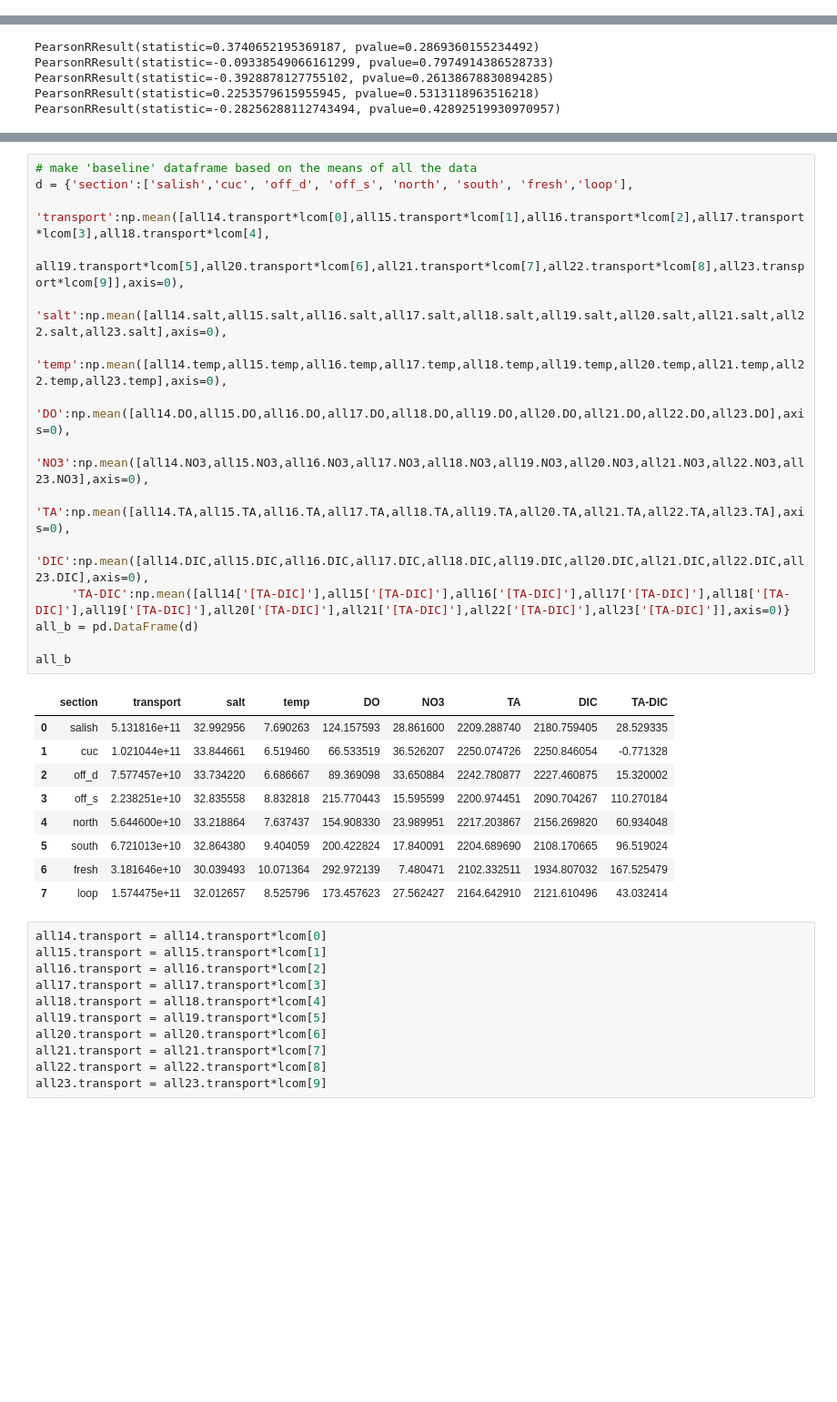
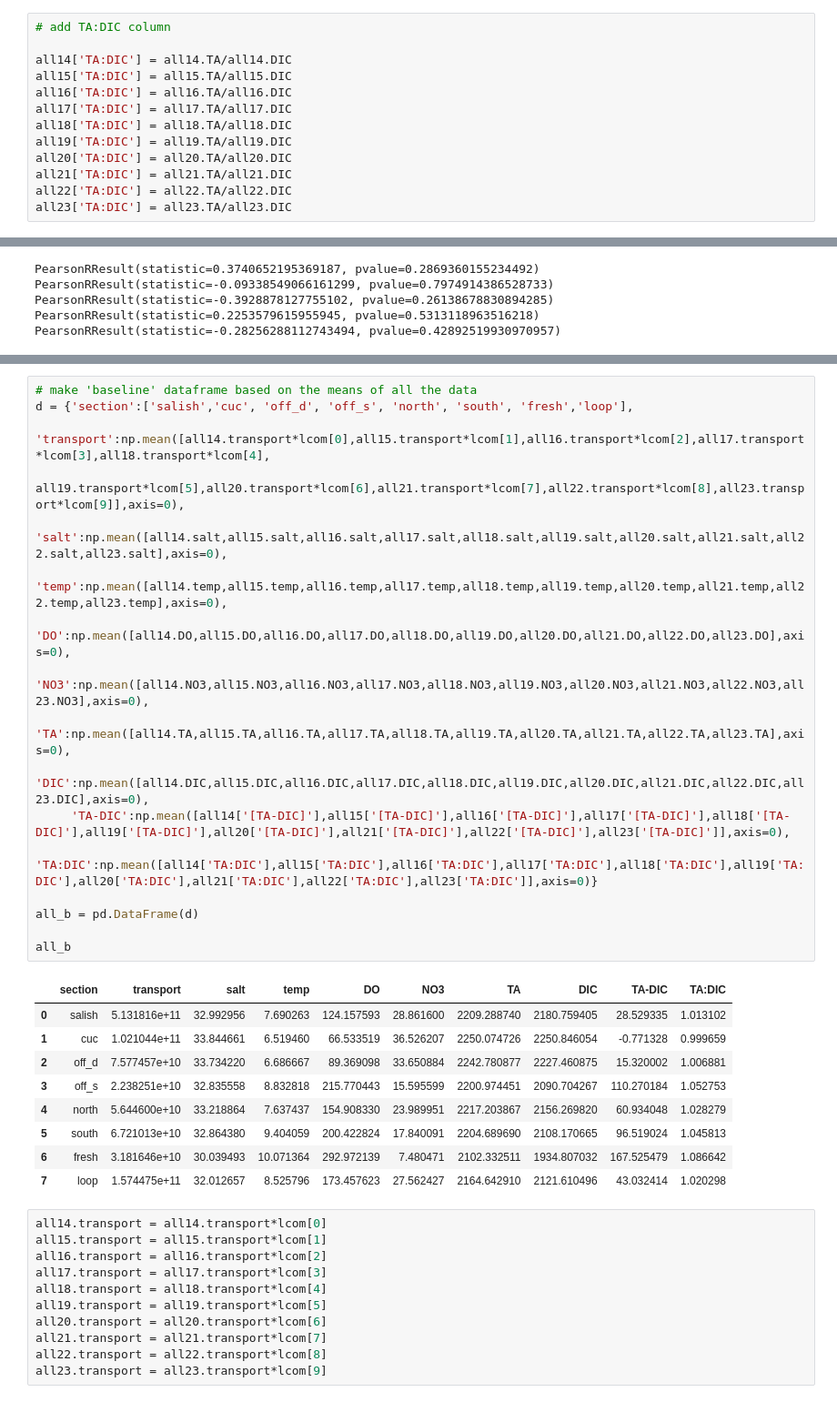
Before and after one commit to rbeutel/LO_user, a Jupyter notebook: ariane/quant_attribution_Flux.ipynb, the cells around one changed output, grey strips where cells are left out. Shown at 91% size. Saved outputs shown, nothing was run; the diff lists cells and outputs as text; blank space fills up the shorter version.

```diff
--- a/ariane/quant_attribution_Flux.ipynb
+++ b/ariane/quant_attribution_Flux.ipynb
@@ -1500,6 +257,19 @@ d = {'2014':all14.transport[1:],'2015':all15.transport[1:],
 all = pd.DataFrame(d)
 
 regions = ['CUC', 'Offshore Deep', 'Offshore Surface', 'North', 'South', 'Fresh', 'Loop']
+# %%
+# add TA:DIC column
+
+all14['TA:DIC'] = all14.TA/all14.DIC
+all15['TA:DIC'] = all15.TA/all15.DIC
+all16['TA:DIC'] = all16.TA/all16.DIC
+all17['TA:DIC'] = all17.TA/all17.DIC
+all18['TA:DIC'] = all18.TA/all18.DIC
+all19['TA:DIC'] = all19.TA/all19.DIC
+all20['TA:DIC'] = all20.TA/all20.DIC
+all21['TA:DIC'] = all21.TA/all21.DIC
+all22['TA:DIC'] = all22.TA/all22.DIC
+all23['TA:DIC'] = all23.TA/all23.DIC
 # %%
 # annual mean properties into JdF
 # transport weighted means of the inflowing properties
@@ -2163,28 +876,30 @@ lcom = [113+161+19+18,143+144+60+46,149+158+19+19,198+156+19+20,
 # %%
 # make 'baseline' dataframe based on the means of all the data
 d = {'section':['salish','cuc', 'off_d', 'off_s', 'north', 'south', 'fresh','loop'],
      'transport':np.mean([all14.transport*lcom[0],all15.transport*lcom[1],all16.transport*lcom[2],all17.transport*lcom[3],all18.transport*lcom[4],
                           all19.transport*lcom[5],all20.transport*lcom[6],all21.transport*lcom[7],all22.transport*lcom[8],all23.transport*lcom[9]],axis=0),
      'salt':np.mean([all14.salt,all15.salt,all16.salt,all17.salt,all18.salt,all19.salt,all20.salt,all21.salt,all22.salt,all23.salt],axis=0),
      'temp':np.mean([all14.temp,all15.temp,all16.temp,all17.temp,all18.temp,all19.temp,all20.temp,all21.temp,all22.temp,all23.temp],axis=0),
      'DO':np.mean([all14.DO,all15.DO,all16.DO,all17.DO,all18.DO,all19.DO,all20.DO,all21.DO,all22.DO,all23.DO],axis=0),
      'NO3':np.mean([all14.NO3,all15.NO3,all16.NO3,all17.NO3,all18.NO3,all19.NO3,all20.NO3,all21.NO3,all22.NO3,all23.NO3],axis=0),
      'TA':np.mean([all14.TA,all15.TA,all16.TA,all17.TA,all18.TA,all19.TA,all20.TA,all21.TA,all22.TA,all23.TA],axis=0),
      'DIC':np.mean([all14.DIC,all15.DIC,all16.DIC,all17.DIC,all18.DIC,all19.DIC,all20.DIC,all21.DIC,all22.DIC,all23.DIC],axis=0),
-     'TA-DIC':np.mean([all14['[TA-DIC]'],all15['[TA-DIC]'],all16['[TA-DIC]'],all17['[TA-DIC]'],all18['[TA-DIC]'],all19['[TA-DIC]'],all20['[TA-DIC]'],all21['[TA-DIC]'],all22['[TA-DIC]'],all23['[TA-DIC]']],axis=0)}
+     'TA-DIC':np.mean([all14['[TA-DIC]'],all15['[TA-DIC]'],all16['[TA-DIC]'],all17['[TA-DIC]'],all18['[TA-DIC]'],all19['[TA-DIC]'],all20['[TA-DIC]'],all21['[TA-DIC]'],all22['[TA-DIC]'],all23['[TA-DIC]']],axis=0),
+     'TA:DIC':np.mean([all14['TA:DIC'],all15['TA:DIC'],all16['TA:DIC'],all17['TA:DIC'],all18['TA:DIC'],all19['TA:DIC'],all20['TA:DIC'],all21['TA:DIC'],all22['TA:DIC'],all23['TA:DIC']],axis=0)}
+
 all_b = pd.DataFrame(d)
 
 all_b
 # %% [output]
-|  | section | transport | salt | temp | DO | NO3 | TA | DIC | TA-DIC |
-| 0 | salish | 5.131816e+11 | 32.992956 | 7.690263 | 124.157593 | 28.861600 | 2209.288740 | 2180.759405 | 28.529335 |
-| 1 | cuc | 1.021044e+11 | 33.844661 | 6.519460 | 66.533519 | 36.526207 | 2250.074726 | 2250.846054 | -0.771328 |
-| 2 | off_d | 7.577457e+10 | 33.734220 | 6.686667 | 89.369098 | 33.650884 | 2242.780877 | 2227.460875 | 15.320002 |
-| 3 | off_s | 2.238251e+10 | 32.835558 | 8.832818 | 215.770443 | 15.595599 | 2200.974451 | 2090.704267 | 110.270184 |
-| 4 | north | 5.644600e+10 | 33.218864 | 7.637437 | 154.908330 | 23.989951 | 2217.203867 | 2156.269820 | 60.934048 |
-| 5 | south | 6.721013e+10 | 32.864380 | 9.404059 | 200.422824 | 17.840091 | 2204.689690 | 2108.170665 | 96.519024 |
-| 6 | fresh | 3.181646e+10 | 30.039493 | 10.071364 | 292.972139 | 7.480471 | 2102.332511 | 1934.807032 | 167.525479 |
-| 7 | loop | 1.574475e+11 | 32.012657 | 8.525796 | 173.457623 | 27.562427 | 2164.642910 | 2121.610496 | 43.032414 |
+|  | section | transport | salt | temp | DO | NO3 | TA | DIC | TA-DIC | TA:DIC |
+| 0 | salish | 5.131816e+11 | 32.992956 | 7.690263 | 124.157593 | 28.861600 | 2209.288740 | 2180.759405 | 28.529335 | 1.013102 |
+| 1 | cuc | 1.021044e+11 | 33.844661 | 6.519460 | 66.533519 | 36.526207 | 2250.074726 | 2250.846054 | -0.771328 | 0.999659 |
+| 2 | off_d | 7.577457e+10 | 33.734220 | 6.686667 | 89.369098 | 33.650884 | 2242.780877 | 2227.460875 | 15.320002 | 1.006881 |
+| 3 | off_s | 2.238251e+10 | 32.835558 | 8.832818 | 215.770443 | 15.595599 | 2200.974451 | 2090.704267 | 110.270184 | 1.052753 |
+| 4 | north | 5.644600e+10 | 33.218864 | 7.637437 | 154.908330 | 23.989951 | 2217.203867 | 2156.269820 | 60.934048 | 1.028279 |
+| 5 | south | 6.721013e+10 | 32.864380 | 9.404059 | 200.422824 | 17.840091 | 2204.689690 | 2108.170665 | 96.519024 | 1.045813 |
+| 6 | fresh | 3.181646e+10 | 30.039493 | 10.071364 | 292.972139 | 7.480471 | 2102.332511 | 1934.807032 | 167.525479 | 1.086642 |
+| 7 | loop | 1.574475e+11 | 32.012657 | 8.525796 | 173.457623 | 27.562427 | 2164.642910 | 2121.610496 | 43.032414 | 1.020298 |
 # %%
 all14.transport = all14.transport*lcom[0]
 all15.transport = all15.transport*lcom[1]
```
Also changed, not shown: parts of 68 cells of this notebook, 2 other files.
